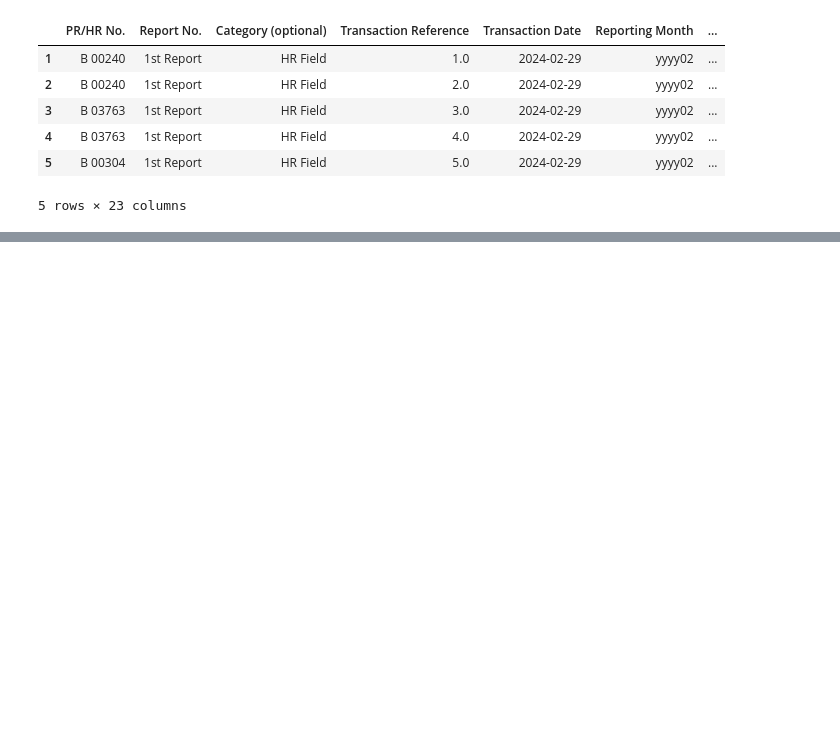
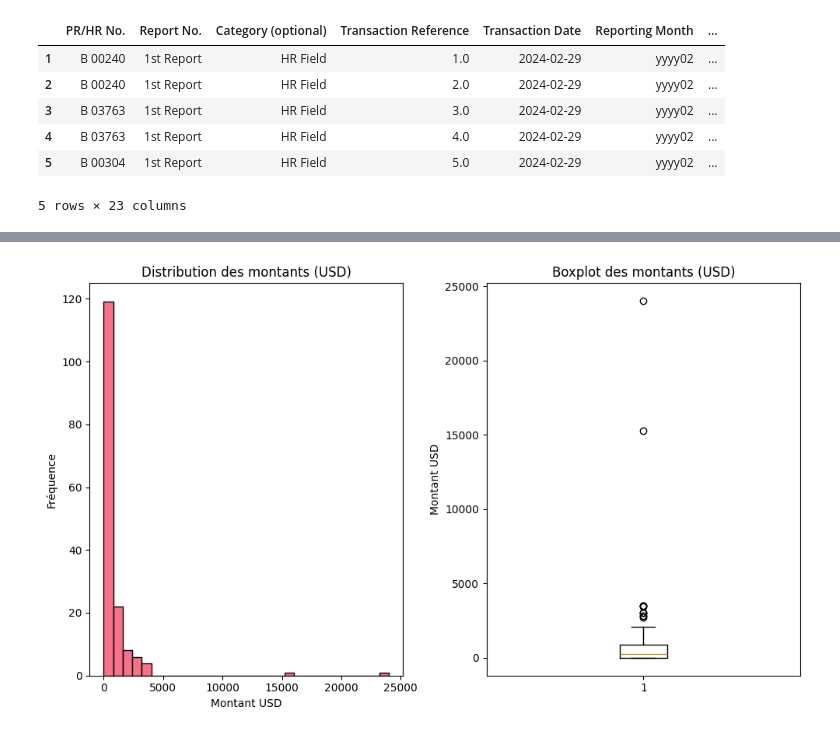
Before and after one commit to MaryaLatif/pi2-zacca, a Jupyter notebook: project.ipynb, the cells around one changed output, grey strips where cells are left out. Saved outputs shown, nothing was run; the diff lists cells and outputs as text; code cells hidden in the pictures; blank space fills up the shorter version.

```diff
--- a/project.ipynb
+++ b/project.ipynb
@@ -26,0 +67,8 @@ solidarity_syria.head()
+# %%
+import matplotlib.pyplot as plt
+import seaborn as sns
+import numpy as np
+
+# Configuration
+plt.style.use('default')
+sns.set_palette("husl")
@@ -26,0 +104,17 @@ solidarity_syria.head()
+# %%
+plt.figure(figsize=(10, 6))
+plt.subplot(1, 2, 1)
+plt.hist(finance_report[' Total Amount In USD'].dropna(), bins=30, edgecolor='black')
+plt.title('Distribution des montants (USD)')
+plt.xlabel('Montant USD')
+plt.ylabel('Fréquence')
+
+plt.subplot(1, 2, 2)
+plt.boxplot(finance_report[' Total Amount In USD'].dropna())
+plt.title('Boxplot des montants (USD)')
+plt.ylabel('Montant USD')
+
+plt.tight_layout()
+plt.show()
+# %% [output]
+[figure, added]
```
Also changed, not shown: parts of 23 cells of this notebook, 2 other files.
